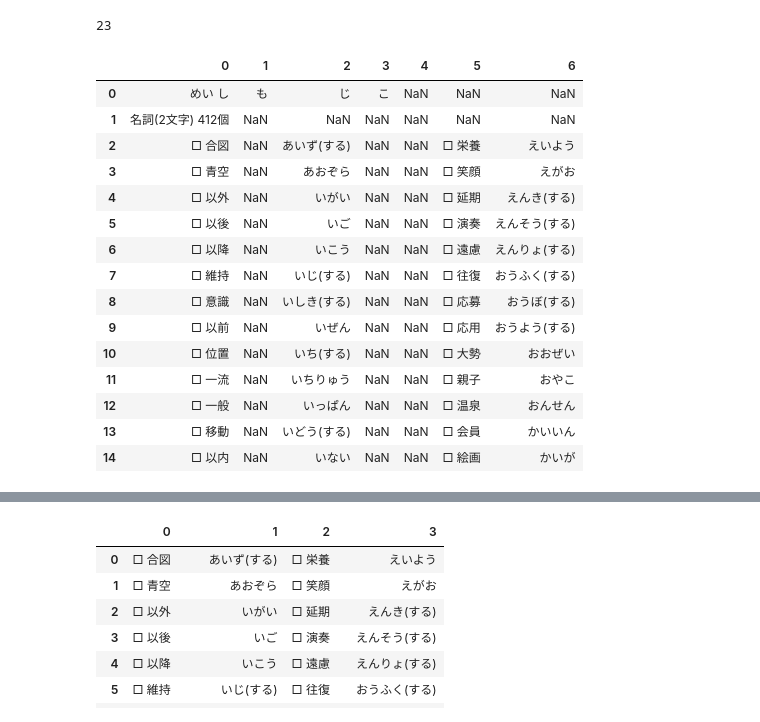
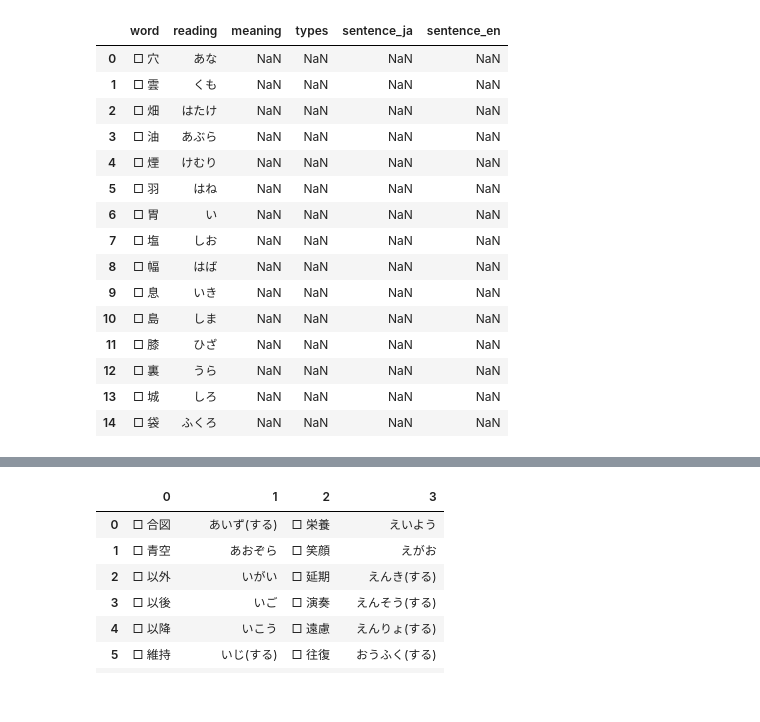
Before and after one commit to isagilaytech/automation-study-1, a Jupyter notebook: selenium-study/playground/get_data.ipynb, the cells around one changed output, grey strips where cells are left out. Drawn from its saved outputs; the diff is of its cells as text; code cells hidden in the pictures.

```diff
--- a/selenium-study/playground/get_data.ipynb
+++ b/selenium-study/playground/get_data.ipynb
@@ -4,30 +5,32 @@ import pandas as pd
 # %%
 # Set the file path
-word_list_file_path = '../data/nihongo_no_mori.pdf'
+# word_list_file_path = '../data/nihongo_no_mori.pdf'
+word_list_file_path = '../data/vocab_list.xlsx'
 
 # Load the file at a specific page
-raw_word_list_df = tb.read_pdf(word_list_file_path, pages='12-21', stream=True, pandas_options={'header': None})
+# raw_word_list_df = tb.read_pdf(word_list_file_path, pages='12-21', stream=True, pandas_options={'header': None})
+raw_word_list_df = pd.read_excel(word_list_file_path, sheet_name='N2_1文字')
 
-print(len(raw_word_list_df[0]))
-raw_word_list_df[0].head(15)
+# print(len(raw_word_list_df[0]))
+# raw_word_list_df[0].head(15)
+raw_word_list_df.head(15)
 # %% [output]
-23
-|  | 0 | 1 | 2 | 3 | 4 | 5 | 6 |
-| 0 | めい し | も | じ | こ | NaN | NaN | NaN |
-| 1 | 名詞(2文字) 412個 | NaN | NaN | NaN | NaN | NaN | NaN |
-| 2 | □ 合図 | NaN | あいず(する) | NaN | NaN | □ 栄養 | えいよう |
-| 3 | □ 青空 | NaN | あおぞら | NaN | NaN | □ 笑顔 | えがお |
-| 4 | □ 以外 | NaN | いがい | NaN | NaN | □ 延期 | えんき(する) |
-| 5 | □ 以後 | NaN | いご | NaN | NaN | □ 演奏 | えんそう(する) |
-| 6 | □ 以降 | NaN | いこう | NaN | NaN | □ 遠慮 | えんりょ(する) |
-| 7 | □ 維持 | NaN | いじ(する) | NaN | NaN | □ 往復 | おうふく(する) |
-| 8 | □ 意識 | NaN | いしき(する) | NaN | NaN | □ 応募 | おうぼ(する) |
-| 9 | □ 以前 | NaN | いぜん | NaN | NaN | □ 応用 | おうよう(する) |
-| 10 | □ 位置 | NaN | いち(する) | NaN | NaN | □ 大勢 | おおぜい |
-| 11 | □ 一流 | NaN | いちりゅう | NaN | NaN | □ 親子 | おやこ |
-| 12 | □ 一般 | NaN | いっぱん | NaN | NaN | □ 温泉 | おんせん |
-| 13 | □ 移動 | NaN | いどう(する) | NaN | NaN | □ 会員 | かいいん |
-| 14 | □ 以内 | NaN | いない | NaN | NaN | □ 絵画 | かいが |
+|  | word | reading | meaning | types | sentence_ja | sentence_en |
+| 0 | □ 穴 | あな | NaN | NaN | NaN | NaN |
+| 1 | □ 雲 | くも | NaN | NaN | NaN | NaN |
+| 2 | □ 畑 | はたけ | NaN | NaN | NaN | NaN |
+| 3 | □ 油 | あぶら | NaN | NaN | NaN | NaN |
+| 4 | □ 煙 | けむり | NaN | NaN | NaN | NaN |
+| 5 | □ 羽 | はね | NaN | NaN | NaN | NaN |
+| 6 | □ 胃 | い | NaN | NaN | NaN | NaN |
+| 7 | □ 塩 | しお | NaN | NaN | NaN | NaN |
+| 8 | □ 幅 | はば | NaN | NaN | NaN | NaN |
+| 9 | □ 息 | いき | NaN | NaN | NaN | NaN |
+| 10 | □ 島 | しま | NaN | NaN | NaN | NaN |
+| 11 | □ 膝 | ひざ | NaN | NaN | NaN | NaN |
+| 12 | □ 裏 | うら | NaN | NaN | NaN | NaN |
+| 13 | □ 城 | しろ | NaN | NaN | NaN | NaN |
+| 14 | □ 袋 | ふくろ | NaN | NaN | NaN | NaN |
 # %%
 raw_word_list_df
 # %% [output]
```
Also changed, not shown: parts of 3 cells of this notebook.
